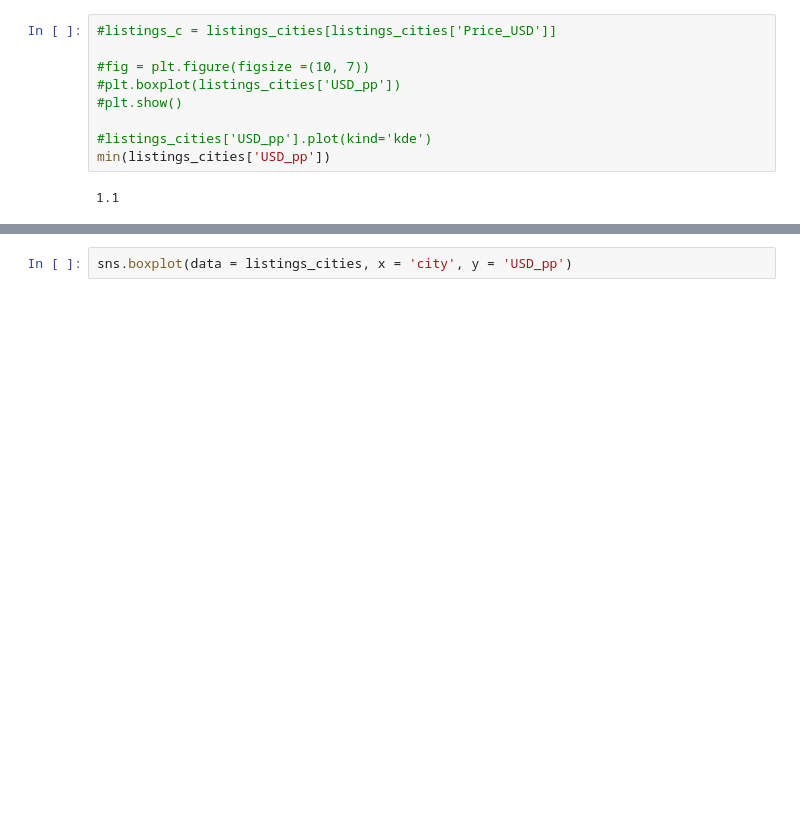
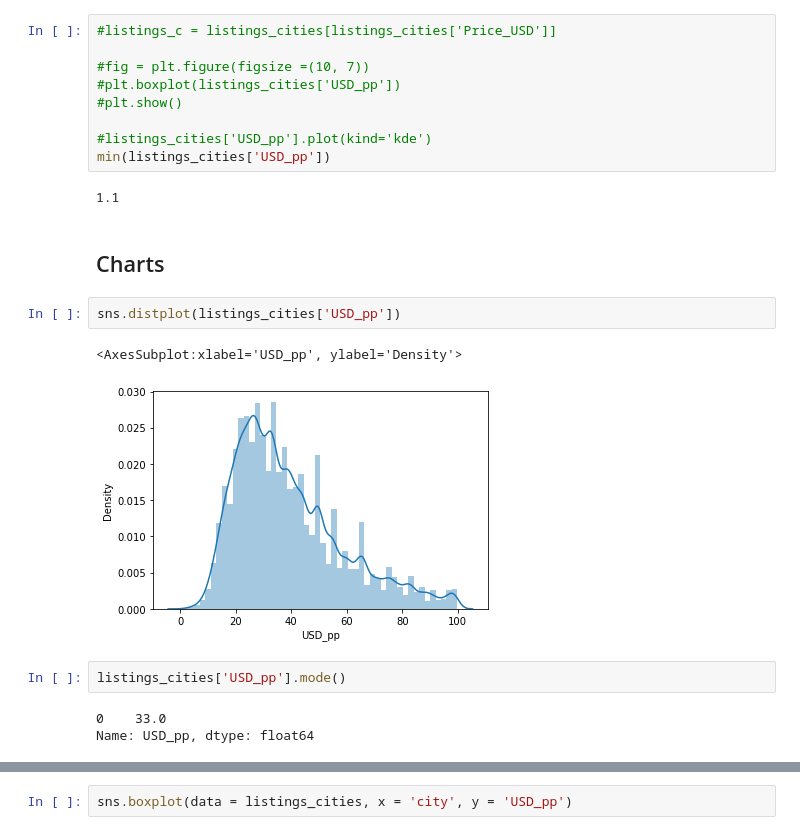
Before and after one commit to spandanakonduru/Airbnb-Analysis, a Jupyter notebook: Diss_Code.ipynb, the cells around one changed output, grey strips where cells are left out. Drawn from its saved outputs; the diff is of its cells as text; blank space fills up the shorter version.

```diff
--- a/Diss_Code.ipynb
+++ b/Diss_Code.ipynb
@@ -274,3 +261,15 @@ listings_cities.shape
 min(listings_cities['USD_pp'])
 # %% [output]
 1.1
+# %% [markdown]
+## Charts
+# %%
+sns.distplot(listings_cities['USD_pp'])
+# %% [output]
+<AxesSubplot:xlabel='USD_pp', ylabel='Density'>
+[figure, added]
+# %%
+listings_cities['USD_pp'].mode()
+# %% [output]
+0    33.0
+Name: USD_pp, dtype: float64
```
Also changed, not shown: parts of 25 cells of this notebook.
